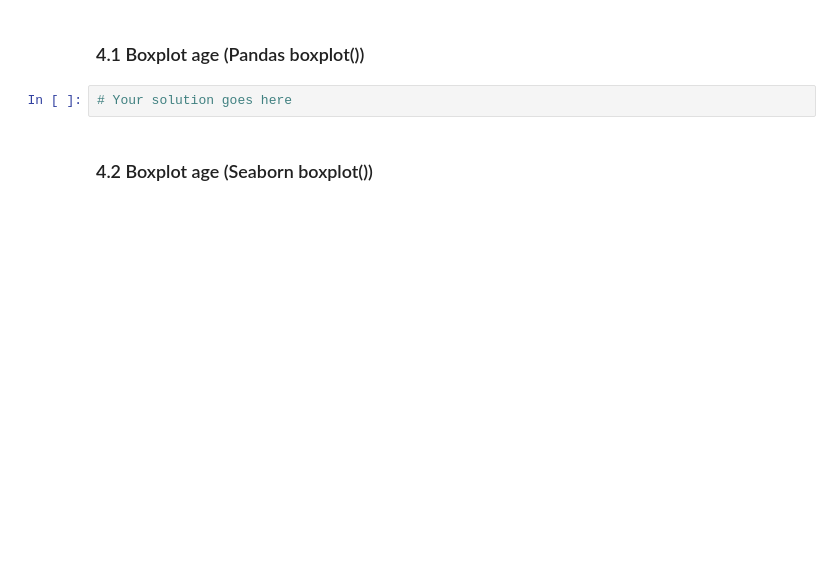
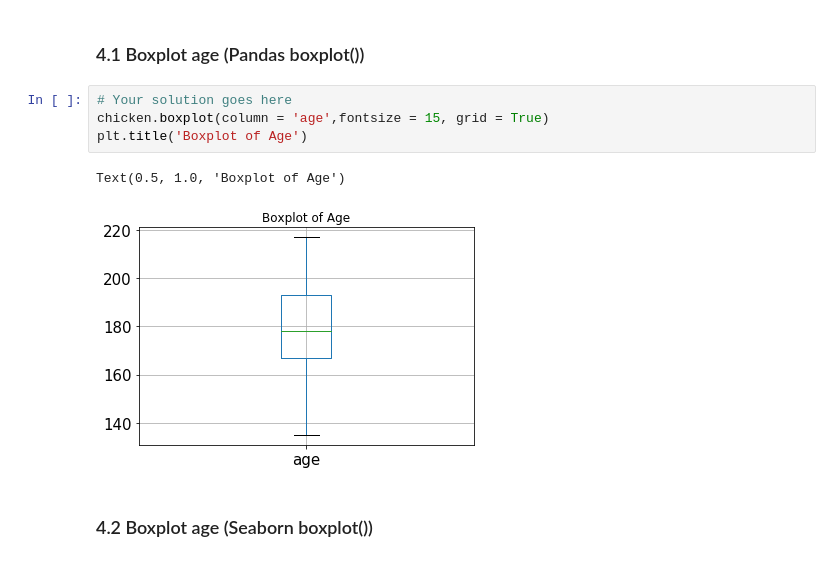
Before and after one commit to rahianIslam/Data-Visualization, a Jupyter notebook: chicken.ipynb, the cells around one changed output. Saved outputs shown, nothing was run; the diff lists cells and outputs as text; blank space fills up the shorter version.

```diff
--- a/chicken.ipynb
+++ b/chicken.ipynb
@@ -46,7 +101,12 @@ import seaborn as sns
 # %% [markdown]
 ### 4.1 Boxplot age (Pandas boxplot())
-# %%
-# Your solution goes here
+# %%
+# Your solution goes here
+chicken.boxplot(column = 'age',fontsize = 15, grid = True)
+plt.title('Boxplot of Age')
+# %% [output]
+Text(0.5, 1.0, 'Boxplot of Age')
+[figure, added]
 # %% [markdown]
 ### 4.2 Boxplot age (Seaborn boxplot())
 # %%
```
Also changed, not shown: parts of 17 cells of this notebook.
